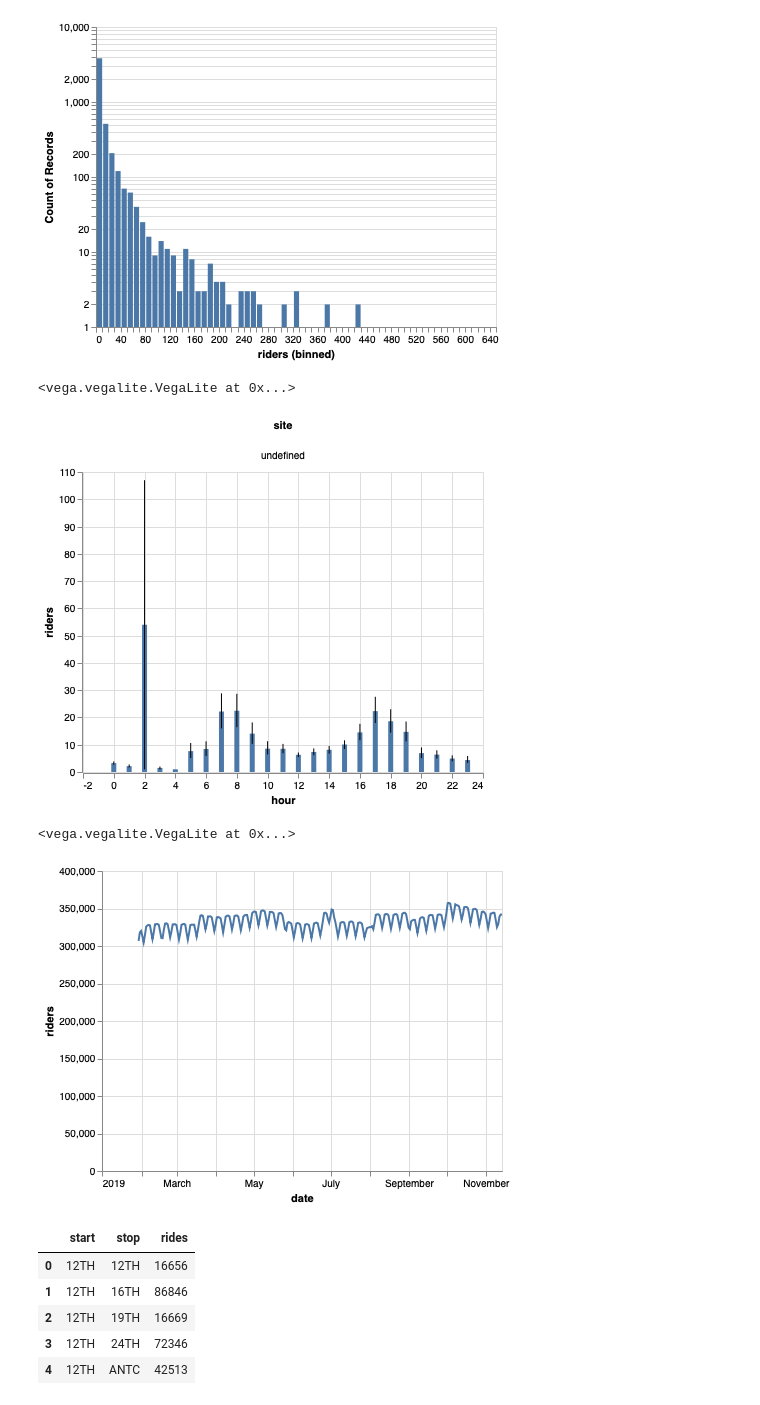
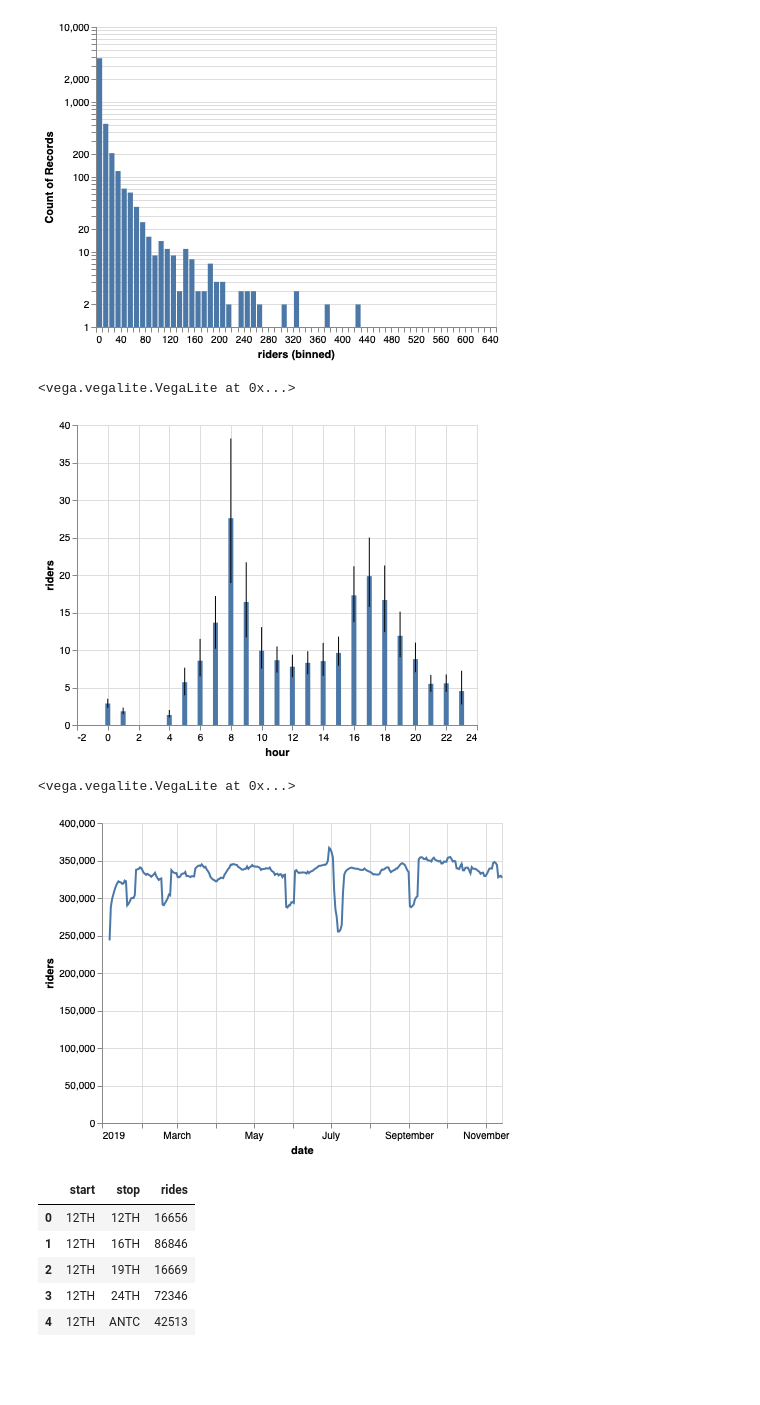
Before and after one commit to audy/bart-analysis, a Jupyter notebook: barts.ipynb, the cells around one changed output. Cells and saved outputs as stored; diff of their text form; code cells hidden in the pictures; blank space fills up the shorter version.

```diff
--- a/barts.ipynb
+++ b/barts.ipynb
@@ -54,18 +61,20 @@ alt.Chart(df.sample(5000)).mark_bar().encode(
 <vega.vegalite.VegaLite at 0x...>
 [figure]
 # %%
+# TODO: this chart is highly sensitive to down-sampling. Probably due to days where special events were being held
+# causing the 2am bar to change
 bars = alt.Chart().mark_bar().encode(x="hour", y="mean(riders)")
 
 error_bars = alt.Chart().mark_errorbar(extent="ci").encode(x="hour", y="riders")
 
-alt.layer(bars, error_bars, data=df.sample(5000)).facet(column="site:N")
+alt.layer(bars, error_bars, data=df.sample(5000))
 # %% [output]
 <vega.vegalite.VegaLite at 0x...>
-[figure, old version]
+[figure, new version]
 # %%
 ser = pd.DataFrame(
     pd.Series(df.groupby("date").apply(lambda x: x.riders.sum()))
-    .rolling(window=30)
+    .rolling(window=7)
     .mean()
 ).reset_index()
 ser.columns = ["date", "riders"]
@@ -73,7 +82,7 @@ ser.columns = ["date", "riders"]
 alt.Chart(ser).mark_line().encode(x="date:T", y="riders")
 # %% [output]
 <vega.vegalite.VegaLite at 0x...>
-[figure, old version]
+[figure, new version]
 # %%
 totaled = pd.DataFrame(
     df.groupby(["start", "stop"]).apply(lambda x: sum(x.riders))
```
Also changed, not shown: parts of 18 cells of this notebook.
